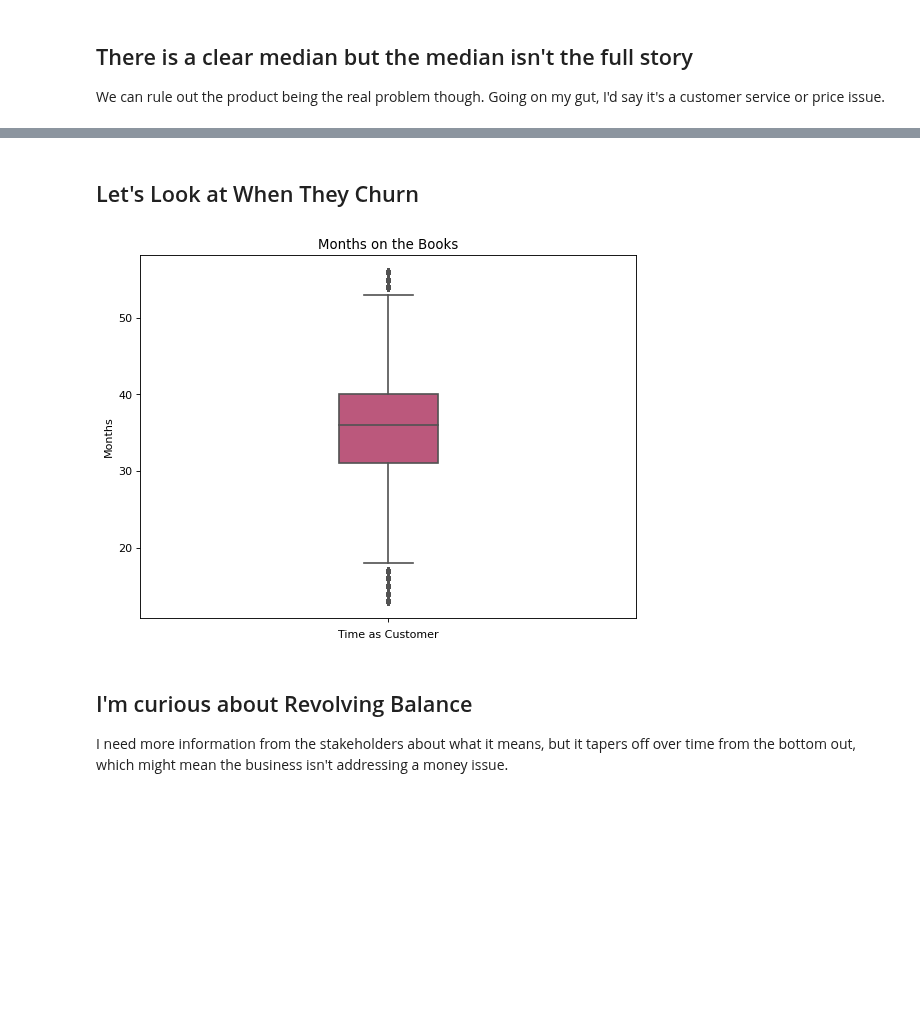
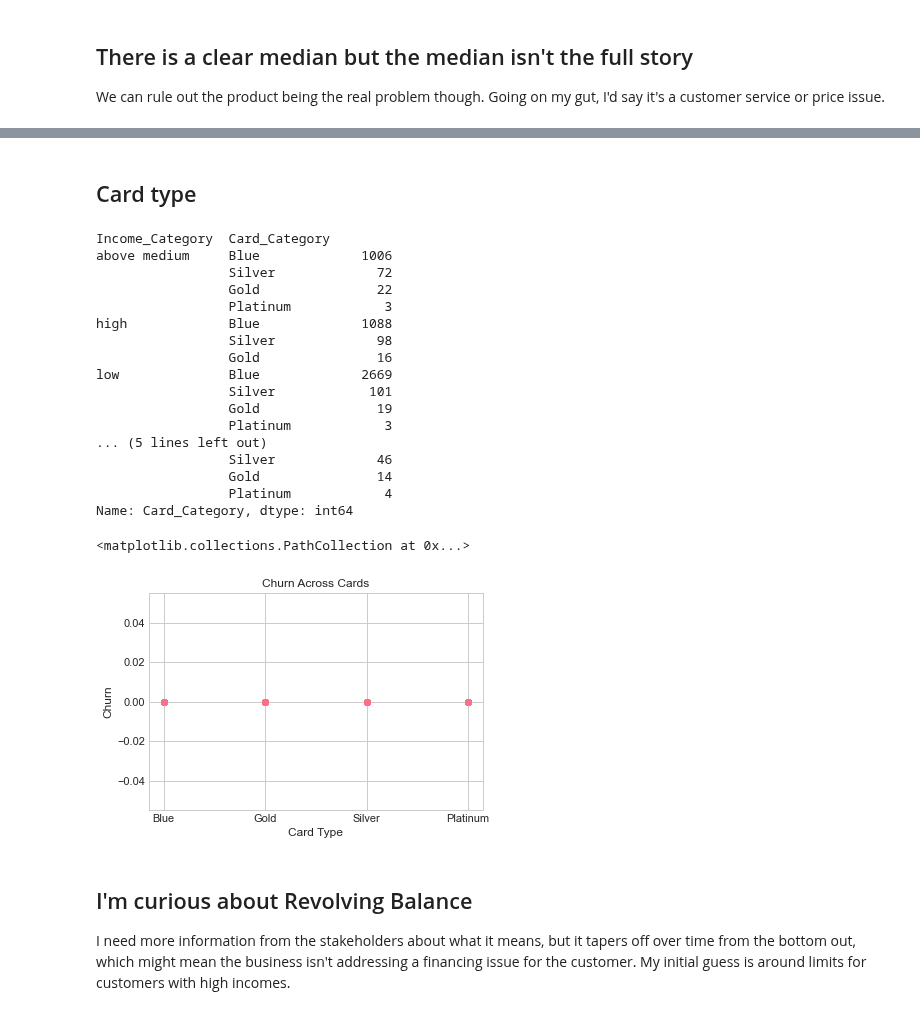
Before and after one commit to reediredale/institute-of-data, a Jupyter notebook: projects/Module-1-Predicting-Churn/Predicting Churn.ipynb, the cells around one changed output, grey strips where cells are left out. Cells and saved outputs as stored; diff of their text form; code cells hidden in the pictures; blank space fills up the shorter version.

```diff
--- a/projects/Module-1-Predicting-Churn/Predicting Churn.ipynb
+++ b/projects/Module-1-Predicting-Churn/Predicting Churn.ipynb
@@ -273,22 +238,45 @@ Text(0, 0.5, 'Test')
 # %% [markdown]
-## Let's Look at When They Churn
+## Card type
+# %%
+df.groupby('Income_Category')['Card_Category'].value_counts()
+# %% [output]
+Income_Category  Card_Category
+above medium     Blue             1006
+                 Silver             72
+                 Gold               22
+                 Platinum            3
+high             Blue             1088
+                 Silver             98
+                 Gold               16
+low              Blue             2669
+                 Silver            101
+                 Gold               19
+                 Platinum            3
+... (5 lines left out)
+                 Silver             46
+                 Gold               14
+                 Platinum            4
+Name: Card_Category, dtype: int64
 # %%
-# Need 2 box plots
+# Card type churn
+churned = [df['Attrition_Flag'] == '0']
 
-plt.figure(figsize=(8, 6), dpi=80)
-sns.set_palette("husl", 6)
-sns.boxplot(y = df['Months_on_book'], width = 0.2, palette = 'plasma')
+import matplotlib.pyplot as plt
+yAxis = churned
+xAxis = df['Card_Category']
 
-plt.xlabel('Time as Customer')
-plt.ylabel('Months')
-plt.title("Months on the Books")
 
-plt.show()
+plt.title('Churn Across Cards') #title of the graph
+plt.xlabel('Card Type') #title of the x axis
+plt.ylabel('Churn') #title of the y axis
+
+plt.scatter(xAxis,yAxis) #show the graph
 # %% [output]
+<matplotlib.collections.PathCollection at 0x...>
-[figure, old version]
+[figure, new version]
 # %% [markdown]
 ## I'm curious about Revolving Balance
-I need more information from the stakeholders about what it means, but it tapers off over time from the bottom out, which might mean the business isn't addressing a money issue.
+I need more information from the stakeholders about what it means, but it tapers off over time from the bottom out, which might mean the business isn't addressing a financing issue for the customer. My initial guess is around limits for customers with high incomes.
 # %%
 plt.grid()
 plt.scatter(y = df.Total_Revolving_Bal, x = df.Months_on_book, marker = '.')
```
Also changed, not shown: parts of 31 cells of this notebook, 1 other file.
